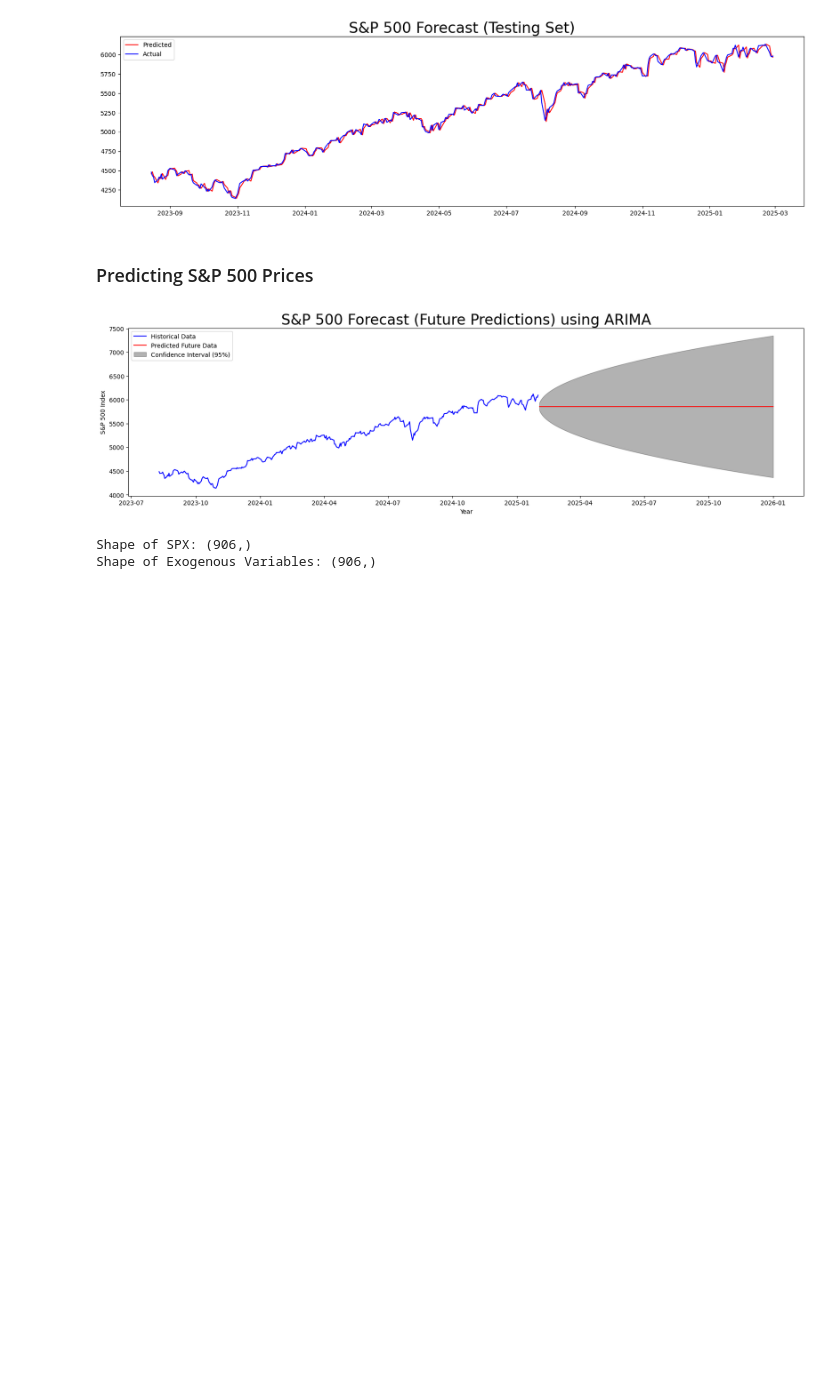
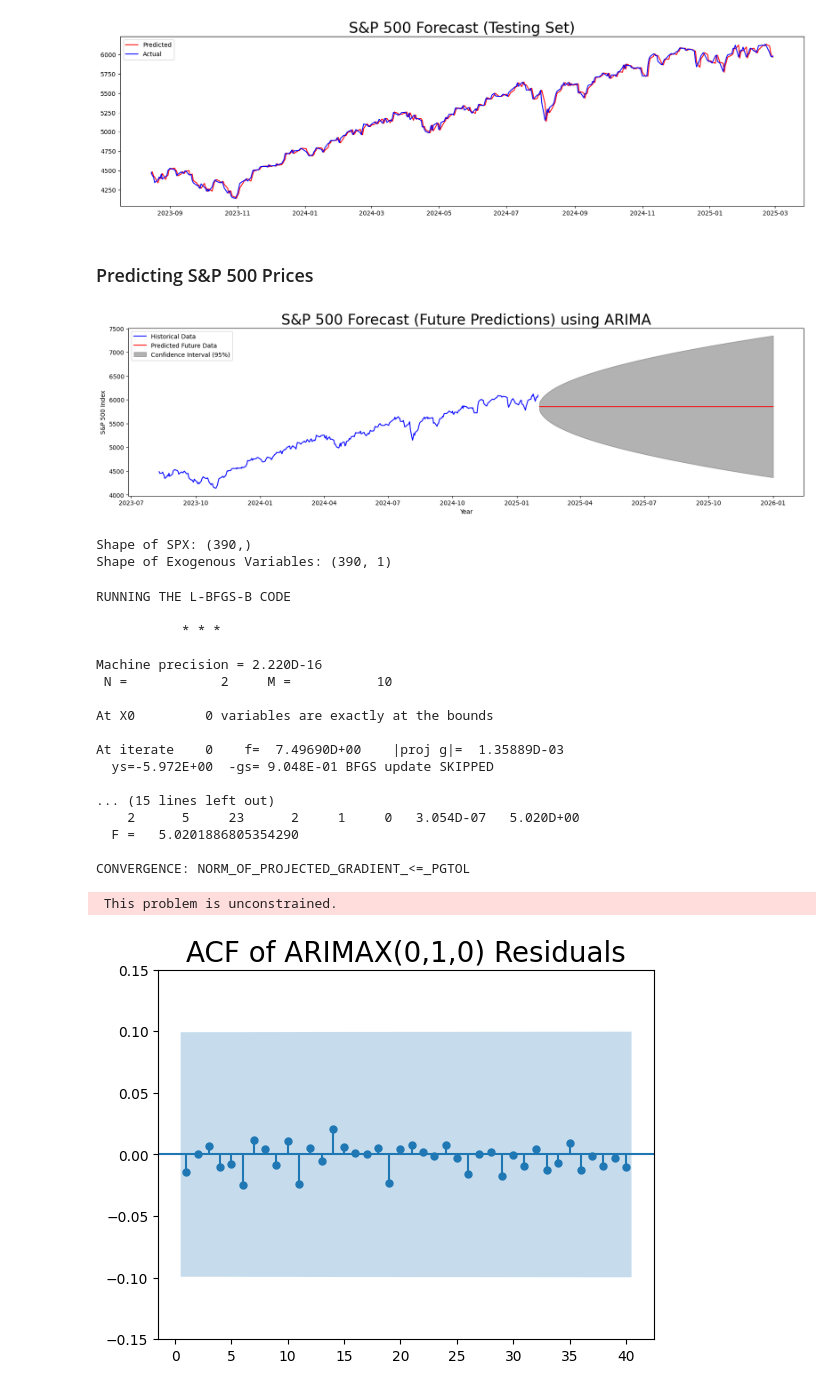
Before and after one commit to hivan04/spx_price_forecast, a Jupyter notebook: Notebooks/2. SPX.ipynb, the cells around one changed output. Cells and saved outputs as stored; diff of their text form; code cells hidden in the pictures; blank space fills up the shorter version.

```diff
--- a/Notebooks/2. SPX.ipynb
+++ b/Notebooks/2. SPX.ipynb
@@ -365,15 +365,49 @@ plt.show()
 [figure]
 # %%
 #Setting up exogeneous variables for future predictions
-exog_vars = df[['NDAQ']]
-aligned_data = df['SPX'].to_frame().join(exog_vars, how='inner')
+exog_vars = df_test[['NDAQ']]
+aligned_data = df_test['SPX'].to_frame().join(exog_vars, how='inner')
 
 endog = aligned_data['SPX']
-exog = aligned_data['NDAQ']
+exog = aligned_data[['NDAQ']]
 
-print("Shape of SPX:", df['SPX'].shape)
+print("Shape of SPX:", df_test['SPX'].shape)
 print("Shape of Exogenous Variables:", exog.shape)
 # %% [output]
-Shape of SPX: (906,)
-Shape of Exogenous Variables: (906,)
+Shape of SPX: (390,)
+Shape of Exogenous Variables: (390, 1)
+# %%
+# Fit the SARIMAX model on the aligned dataset
+model_spx_010_s = SARIMAX(endog, exog=exog, order=(0, 1, 0))
+results_model_spx_010_s = model_spx_010_s.fit()
+
+# Extract the residuals
+model_res_spx_010_s = results_model_spx_010_s.resid
+
+# Plot the ACF of the residuals
+plt.figure()
+sgt.plot_acf(model_res_spx_010_s, zero=False, lags=40, ax=plt.gca())
+plt.title("ACF of ARIMAX(0,1,0) Residuals", size=20)
+plt.gca().set_ylim(-0.15, 0.15)
+plt.show()
+# %% [output]
+RUNNING THE L-BFGS-B CODE
+
+           * * *
+
+Machine precision = 2.220D-16
+ N =            2     M =           10
+
+At X0         0 variables are exactly at the bounds
+
+At iterate    0    f=  7.49690D+00    |proj g|=  1.35889D-03
+  ys=-5.972E+00  -gs= 9.048E-01 BFGS update SKIPPED
+
+... (15 lines left out)
+    2      5     23      2     1     0   3.054D-07   5.020D+00
+  F =   5.0201886805354290
+
+CONVERGENCE: NORM_OF_PROJECTED_GRADIENT_<=_PGTOL
+ This problem is unconstrained.
+[figure, added]
 # %%
```
Also changed, not shown: parts of 5 cells of this notebook, 4 other files.
